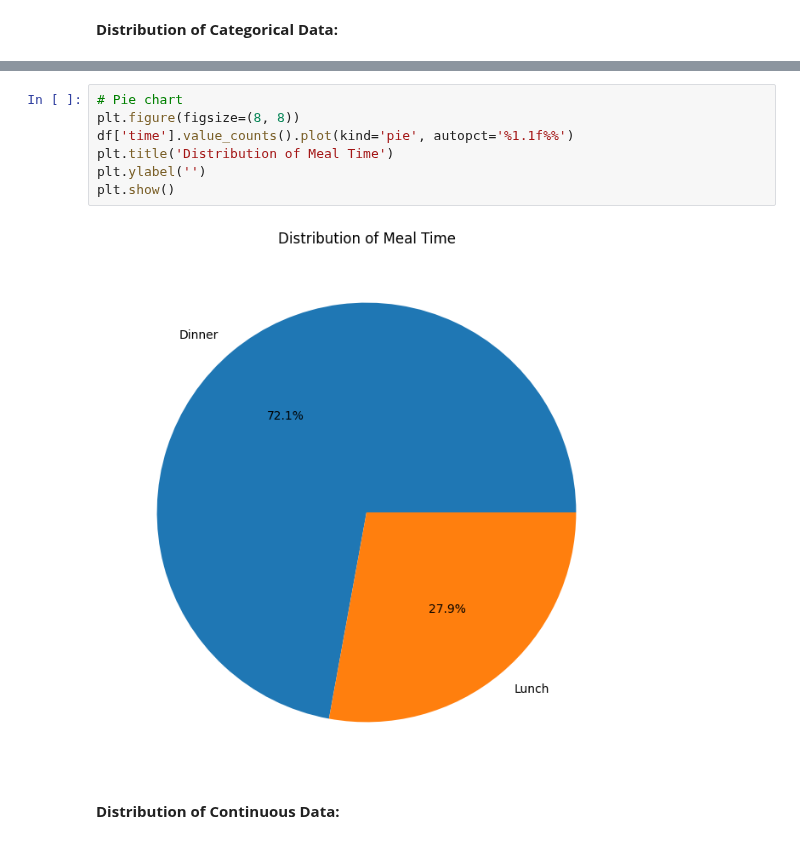
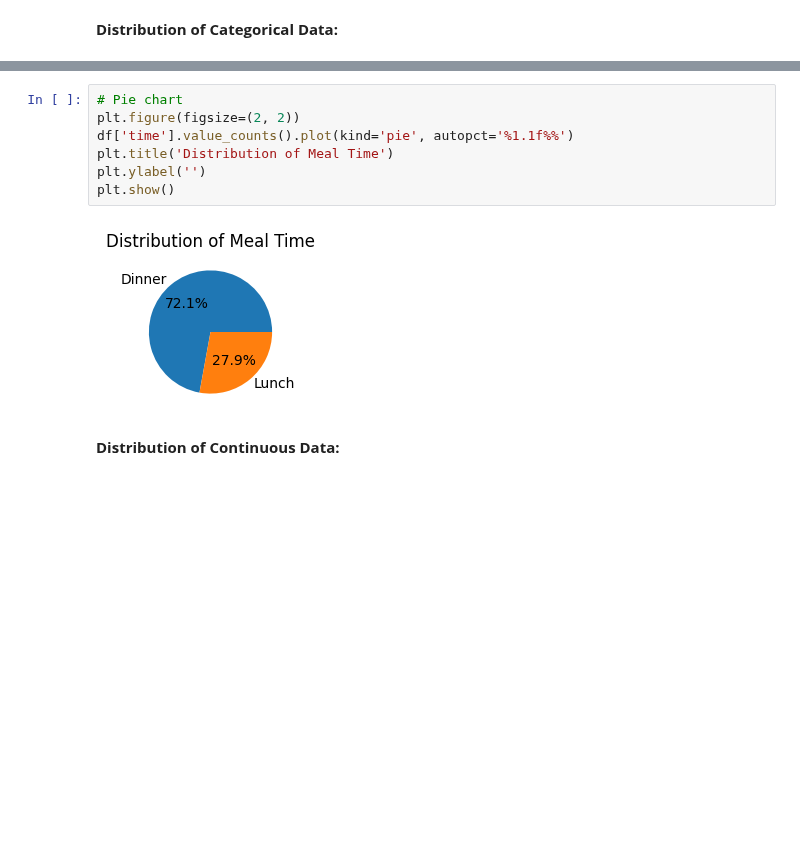
Before and after one commit to GDharan10/Dataset0_MachineLearningFramework_and_ApplicationNotes, a Jupyter notebook: Framework_for_Data_Preprocessing.ipynb, the cells around one changed output, grey strips where cells are left out. Cells and saved outputs as stored; diff of their text form; blank space fills up the shorter version.

```diff
--- a/Framework_for_Data_Preprocessing.ipynb
+++ b/Framework_for_Data_Preprocessing.ipynb
@@ -424,12 +424,12 @@ plt.show()
 # %%
 # Pie chart
-plt.figure(figsize=(8, 8))
+plt.figure(figsize=(2, 2))
 df['time'].value_counts().plot(kind='pie', autopct='%1.1f%%')
 plt.title('Distribution of Meal Time')
 plt.ylabel('')
 plt.show()
 # %% [output]
-[figure, old version]
+[figure, new version]
 # %% [markdown]
 **Distribution of Continuous Data:**
 # %%
```
Also changed, not shown: parts of 23 cells of this notebook.
